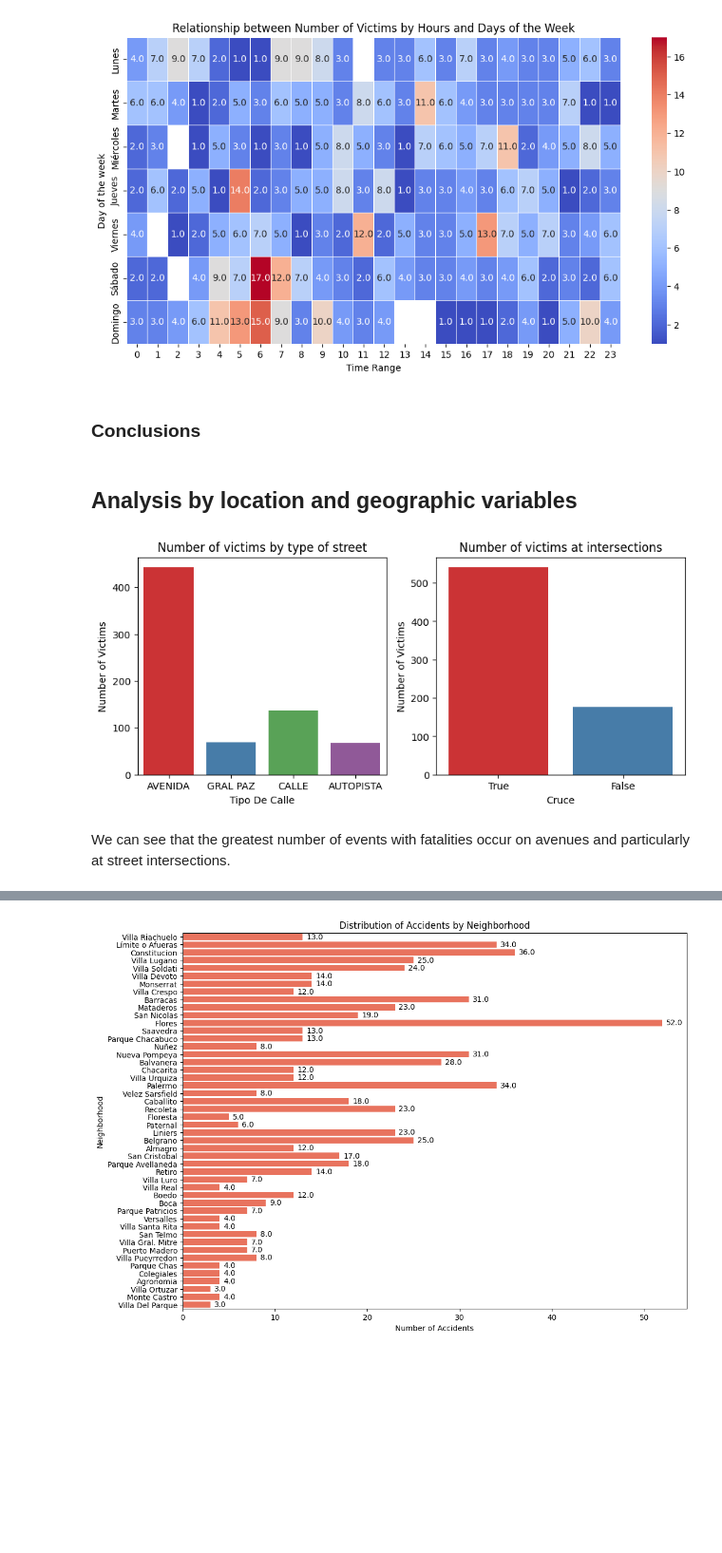
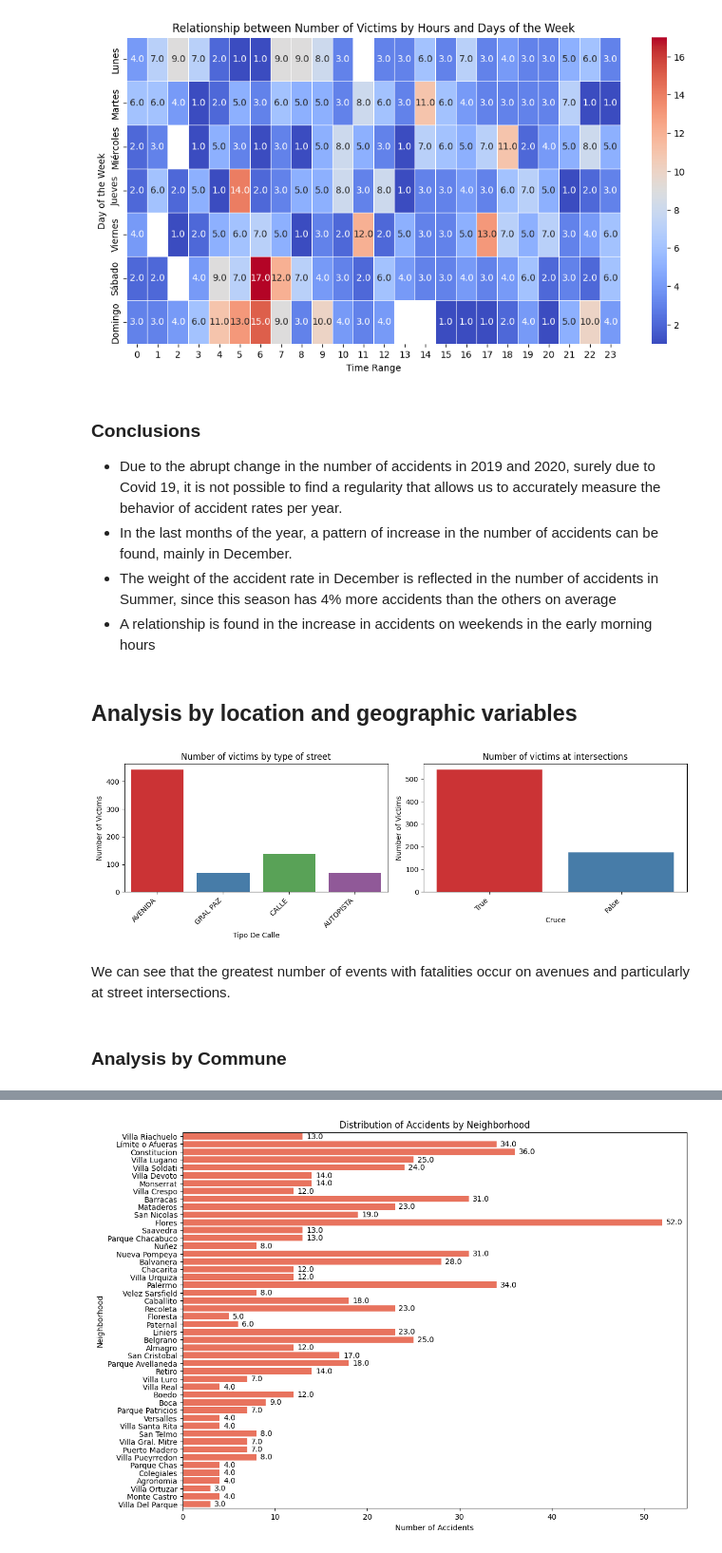
Before and after one commit to leocortes85/Road-accidents-in-the-City-of-Buenos-Aires--CABA, a Jupyter notebook: EDA.ipynb, the cells around one changed output, grey strips where cells are left out. Shown at 95% size. Saved outputs shown, nothing was run; the diff lists cells and outputs as text; code cells hidden in the pictures; blank space fills up the shorter version.

```diff
--- a/EDA.ipynb
+++ b/EDA.ipynb
@@ -98,15 +98,15 @@ We see that in 2019 the number of victims drops and in 2020 it drops considerabl
 Let's now see the behavior of the number of accidents month by month for each year.
 # %%
 # Convert 'Month' to categorical type with custom order
-meses_ordenados = ['Enero', 'Febrero', 'Marzo', 'Abril', 'Mayo', 'Junio', 'Julio', 'Agosto', 'Septiembre', 'Octubre', 'Noviembre', 'Diciembre']
-df['Mes'] = pd.Categorical(df['Mes'], categories=meses_ordenados, ordered=True)
+order_month = ['Enero', 'Febrero', 'Marzo', 'Abril', 'Mayo', 'Junio', 'Julio', 'Agosto', 'Septiembre', 'Octubre', 'Noviembre', 'Diciembre']
+df['Mes'] = pd.Categorical(df['Mes'], categories=order_month, ordered=True)
 
 # Define the number of rows and columns for the subchart grid
-n_filas = 3
-n_columnas = 2
+n_rows = 3
+n_columns = 2
 
 # Create the subgraph grid in a 2x3 grid
-fig, axes = plt.subplots(n_filas, n_columnas, figsize=(12, 8))
+fig, axes = plt.subplots(n_rows, n_columns, figsize=(12, 8))
 
 # Set limits for each graph
 y_limits = [
@@ -120,8 +120,8 @@ y_limits = [
 
 # Iterate through years and create a plot for each year
 for i, year in enumerate(df['Año'].unique()):
-    row = i // n_columnas
-    col = i % n_columnas
+    row = i // n_columns
+    col = i % n_columns
 
     # Filter data for the current year and group by month
     monthly_data = (df[df['Año'] == year]
@@ -302,34 +316,44 @@ plt.title('Relationship between Number of Victims by Hours and Days of the Week'
 plt.show()
 # %% [output]
 [figure]
-# %% [markdown]
-### Conclusions
+# %% [markdown]
+### Conclusions
+
+- Due to the abrupt change in the number of accidents in 2019 and 2020, surely due to Covid 19, it is not possible to find a regularity that allows us to accurately measure the behavior of accident rates per year.
+- In the last months of the year, a pattern of increase in the number of accidents can be found, mainly in December.
+- The weight of the accident rate in December is reflected in the number of accidents in Summer, since this season has 4% more accidents than the others on average
+- A relationship is found in the increase in accidents on weekends in the early morning hours
 # %% [markdown]
 ## Analysis by location and geographic variables
 # %%
-fig, axes = plt.subplots(1, 2, figsize=(10, 4))
+fig, axes = plt.subplots(1, 2, figsize=(12, 4))  # Adjusted figure size
 
-# Primer subgráfico
+# First subplot
 unique_colors_street_type = sns.color_palette("Set1", n_colors=len(df['Tipo De Calle'].unique()))
 for i, street_type in enumerate(df['Tipo De Calle'].unique()):
     sns.countplot(data=df[df['Tipo De Calle'] == street_type], x='Tipo De Calle', ax=axes[0], color=unique_colors_street_type[i])
 
 axes[0].set_title('Number of victims by type of street')
 axes[0].set_ylabel('Number of Victims')
+axes[0].set_xticklabels(axes[0].get_xticklabels(), rotation=45, ha='right')  # Rotate x-axis labels
 
-# Segundo subgráfico
+# Second subplot
 unique_colors_crossroad = sns.color_palette("Set1", n_colors=len(df['Cruce'].unique()))
 for i, crossroad in enumerate(df['Cruce'].unique()):
     sns.countplot(data=df[df['Cruce'] == crossroad], x='Cruce', ax=axes[1], color=unique_colors_crossroad[i])
 
 axes[1].set_title('Number of victims at intersections')
 axes[1].set_ylabel('Number of Victims')
+axes[1].set_xticklabels(axes[1].get_xticklabels(), rotation=45, ha='right')  # Rotate x-axis labels
 
+plt.tight_layout()  # Adjust layout for better spacing
 plt.show()
 # %% [output]
-[figure, old version]
+[figure, new version]
 # %% [markdown]
 We can see that the greatest number of events with fatalities occur on avenues and particularly at street intersections.
+# %% [markdown]
+### Analysis by Commune
 # %%
 df['Comuna'] = pd.Categorical(df['Comuna'], categories=['Comuna 0', 'Comuna 1', 'Comuna 2', 'Comuna 3', 'Comuna 4', 'Comuna 5', 'Comuna 6', 'Comuna 7', 'Comuna 8', 'Comuna 9', 'Comuna 10', 'Comuna 11', 'Comuna 12', 'Comuna 13', 'Comuna 14', 'Comuna 15'], ordered=True)
 
```
Also changed, not shown: parts of 34 cells of this notebook.
